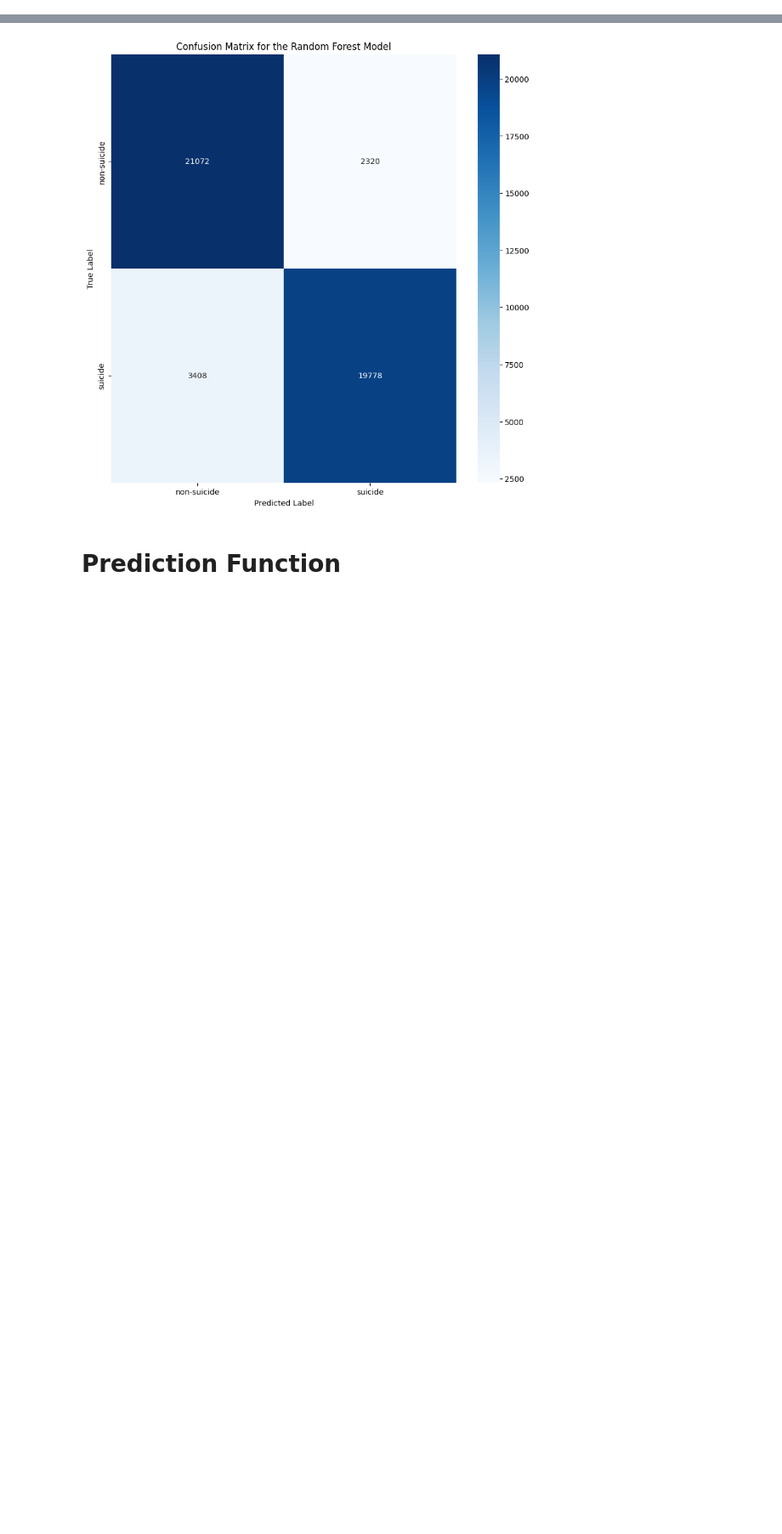
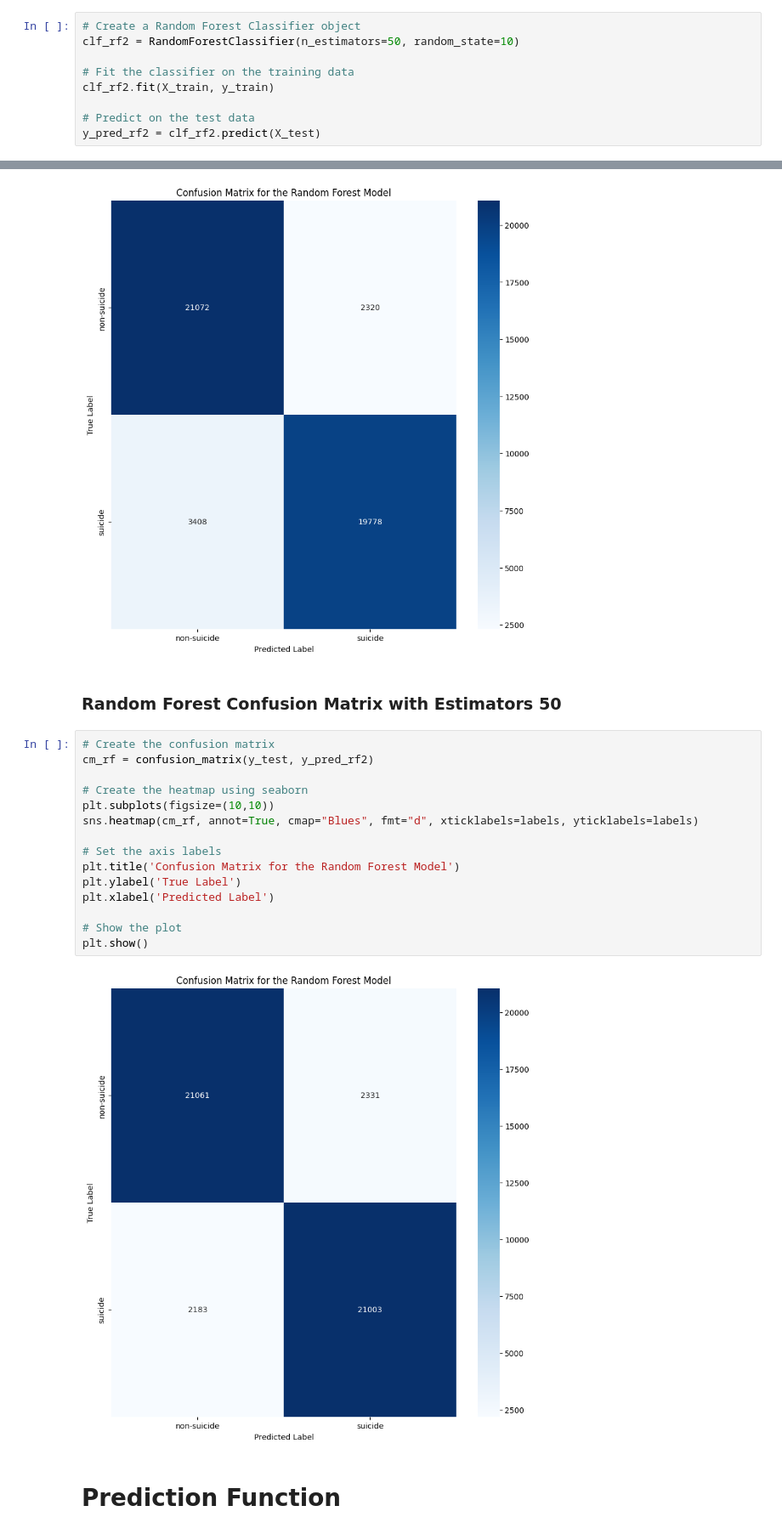
Before and after one commit to SamanthaGuillemette/SOEN471-PROJECT, a Jupyter notebook: 471Project_Team13.ipynb, the cells around one changed output, grey strips where cells are left out. Shown at 85% size. Drawn from its saved outputs; the diff is of its cells as text; blank space fills up the shorter version.

```diff
--- a/471Project_Team13.ipynb
+++ b/471Project_Team13.ipynb
@@ -259,3 +261,12 @@ y_pred_rf = clf_rf.predict(X_test)
+# %%
+# Create a Random Forest Classifier object
+clf_rf2 = RandomForestClassifier(n_estimators=50, random_state=10)
+
+# Fit the classifier on the training data
+clf_rf2.fit(X_train, y_train)
+
+# Predict on the test data
+y_pred_rf2 = clf_rf2.predict(X_test)
 # %% [markdown]
 ## Evaluate Models
 # %% [markdown]
@@ -448,6 +547,25 @@ plt.xlabel('Predicted Label')
 plt.show()
 # %% [output]
 [figure]
+# %% [markdown]
+### Random Forest Confusion Matrix with Estimators 50
+# %%
+# Create the confusion matrix
+cm_rf = confusion_matrix(y_test, y_pred_rf2)
+
+# Create the heatmap using seaborn
+plt.subplots(figsize=(10,10))
+sns.heatmap(cm_rf, annot=True, cmap="Blues", fmt="d", xticklabels=labels, yticklabels=labels)
+
+# Set the axis labels
+plt.title('Confusion Matrix for the Random Forest Model')
+plt.ylabel('True Label')
+plt.xlabel('Predicted Label')
+
+# Show the plot
+plt.show()
+# %% [output]
+[figure, added]
 # %% [markdown]
 # Prediction Function
 # %%
```
Also changed, not shown: parts of 16 cells of this notebook.
